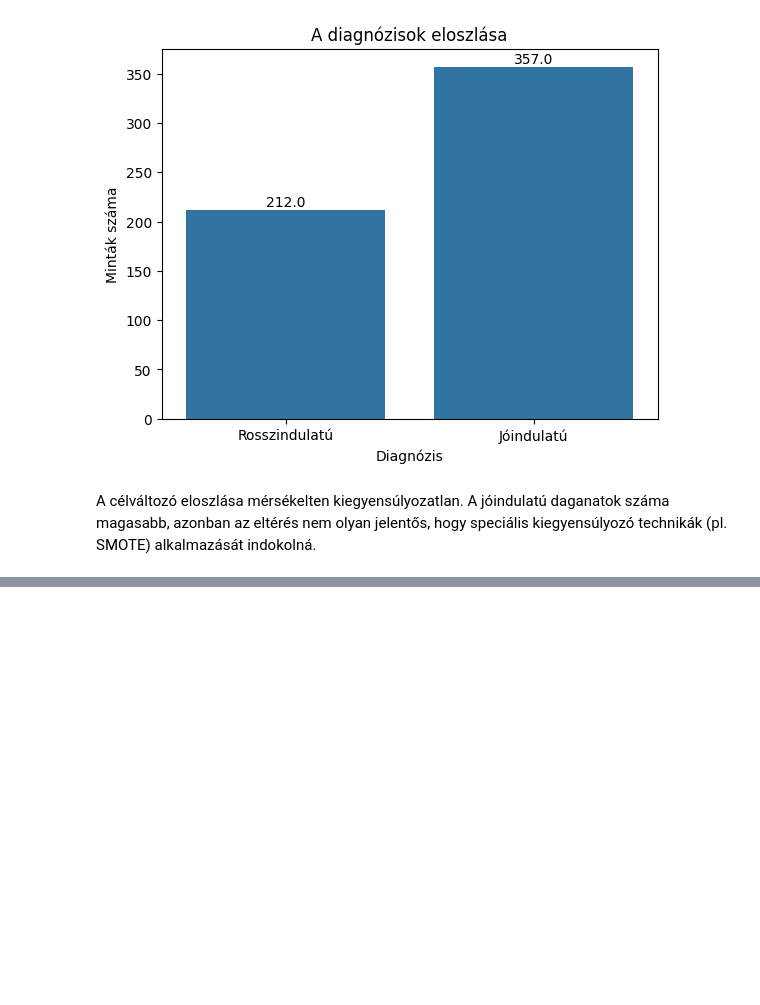
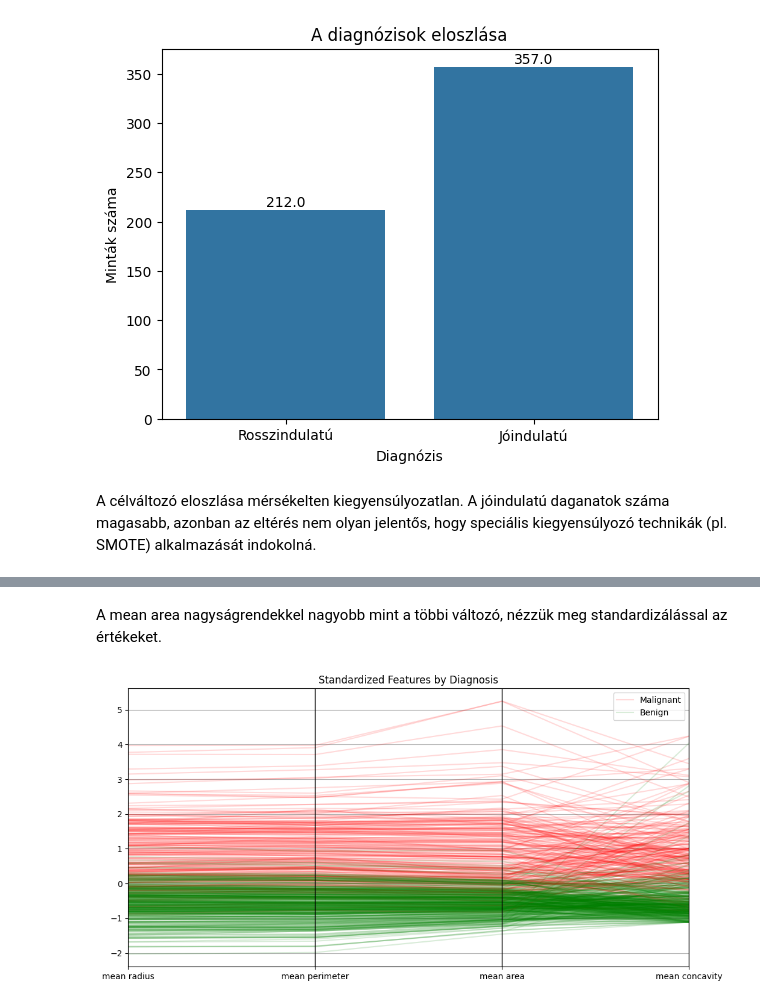
Before and after one commit to RaczNikoletta/Artificial-intelligence, a Jupyter notebook: PE_SupervisedML/beadando.ipynb, the cells around one changed output, grey strips where cells are left out. Drawn from its saved outputs; the diff is of its cells as text; code cells hidden in the pictures; blank space fills up the shorter version.

```diff
--- a/PE_SupervisedML/beadando.ipynb
+++ b/PE_SupervisedML/beadando.ipynb
@@ -107,0 +177,36 @@ A célváltozó eloszlása mérsékelten kiegyensúlyozatlan. A jóindulatú dag
+# %% [markdown]
+A mean area nagyságrendekkel nagyobb mint a többi változó, nézzük meg standardizálással az értékeket.
+# %%
+features = [
+    "mean radius",
+    "mean perimeter",
+    "mean area",
+    "mean concavity"
+]
+
+scaled = StandardScaler().fit_transform(df[features])
+
+plot_df = pd.DataFrame(
+    scaled,
+    columns=features
+)
+
+plot_df["target"] = df["target"].map({
+    0: "Malignant",
+    1: "Benign"
+})
+
+plt.figure(figsize=(12,6))
+
+parallel_coordinates(
+    plot_df,
+    "target",
+    color=["red", "green"],
+    alpha=0.15
+)
+
+plt.title("Standardized Features by Diagnosis")
+
+plt.show()
+# %% [output]
+[figure, added]
```
Also changed, not shown: parts of 13 cells of this notebook.
